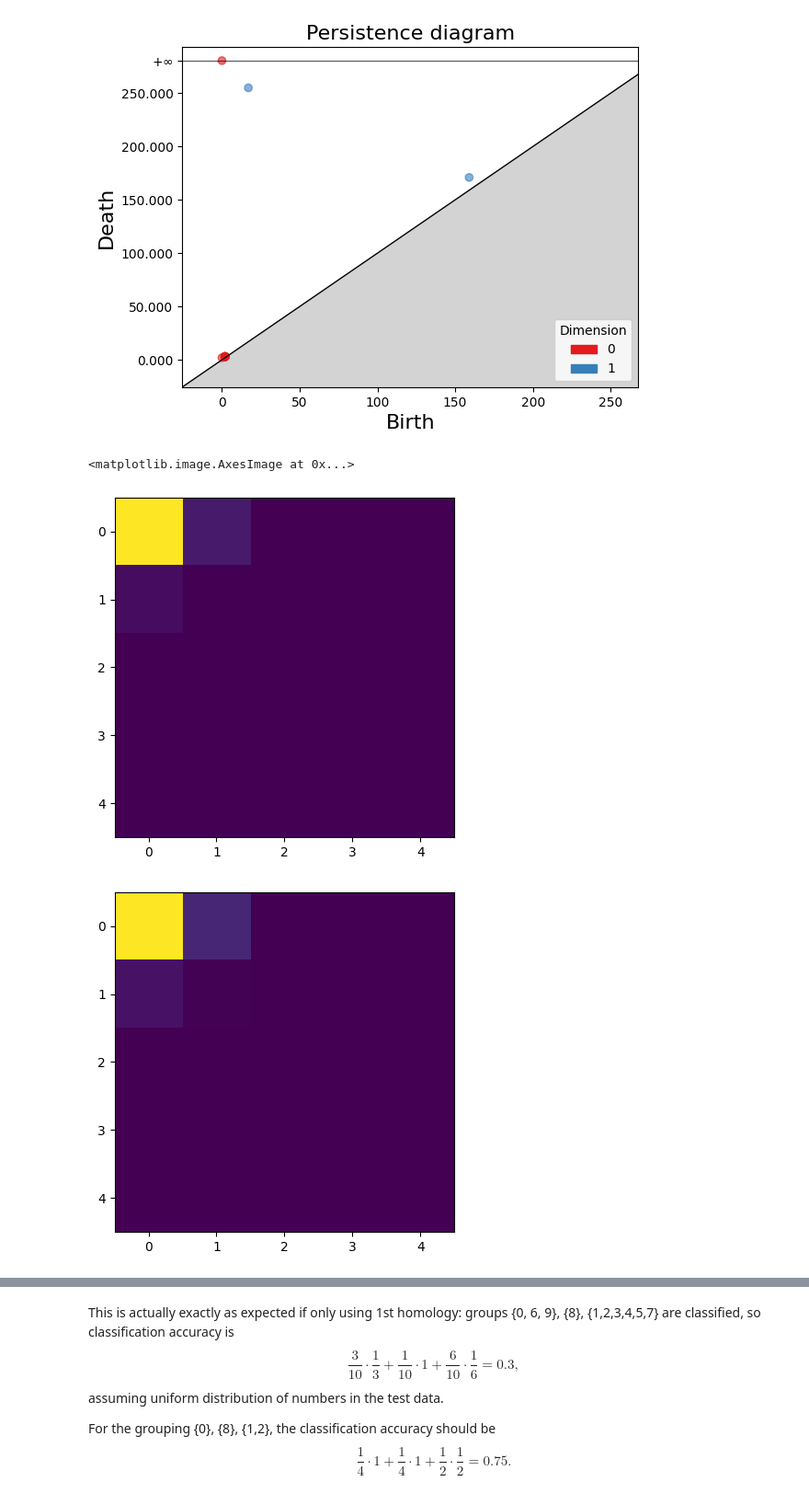
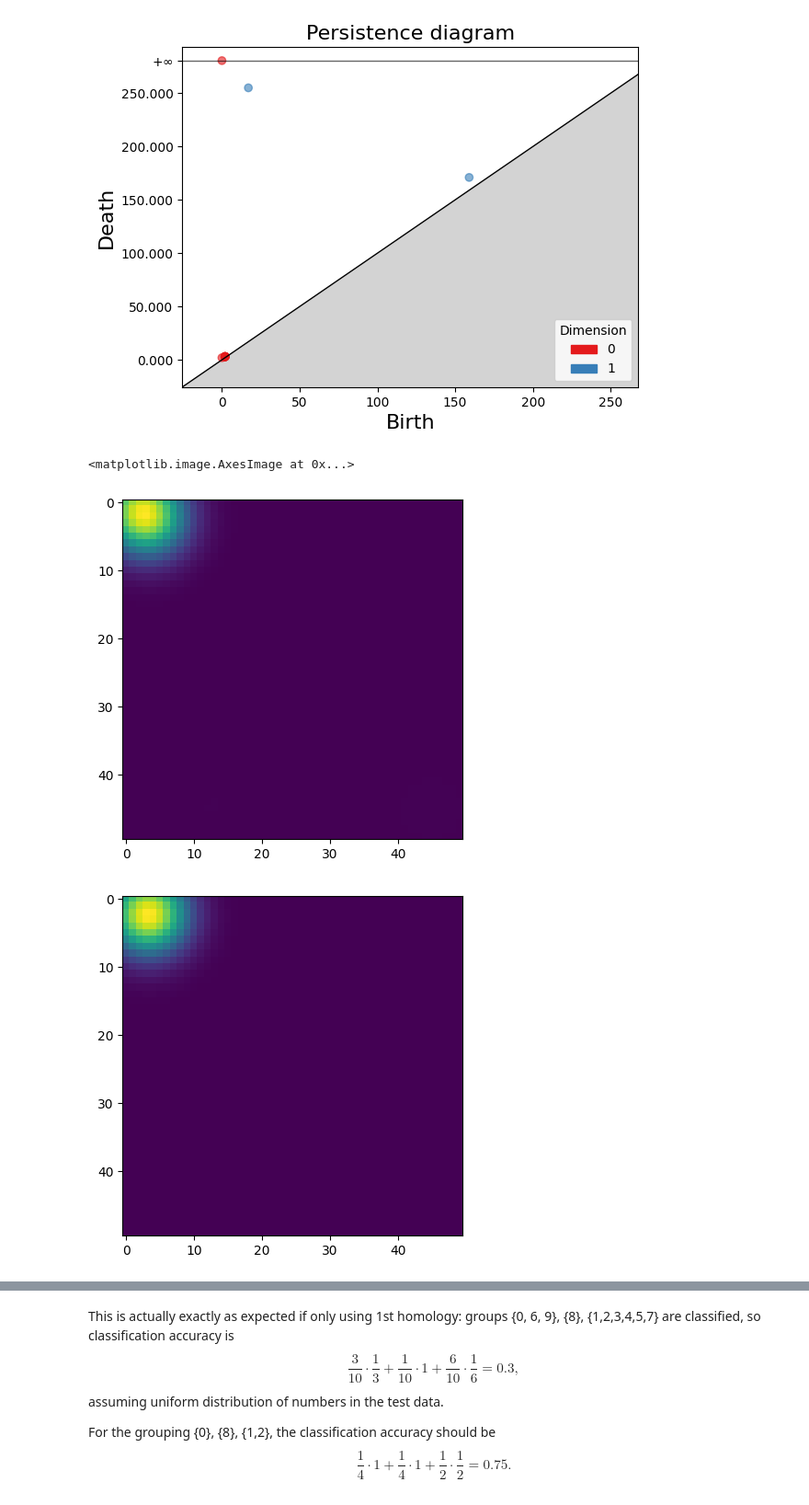
Before and after one commit to mmasque/persistent-laplacians, a Jupyter notebook: notebooks/cubical_complexes.ipynb, the cells around one changed output, grey strips where cells are left out. Shown: that part at 92% size. Drawn from its saved outputs; the diff is of its cells as text; code cells hidden in the pictures.

```diff
--- a/notebooks/cubical_complexes.ipynb
+++ b/notebooks/cubical_complexes.ipynb
@@ -86,23 +86,23 @@ gd.plot_persistence_diagram(dgmX)
 # %%
 # testing persistence image from Gudhi
 import gudhi.representations
 import matplotlib.pyplot as plt
 
 # 8
-persistence_image_constructor = gd.representations.PersistenceImage(bandwidth=20, resolution=[5, 5], im_range=[0, 250, 0, 250], weight=lambda x: x[1]**2)
+persistence_image_constructor = gd.representations.PersistenceImage(bandwidth=20, resolution=[50, 50], im_range=[0, 250, 0, 250], weight=lambda x: x[1]**2)
 persistence_image = persistence_image_constructor.fit_transform([complex_8.persistence_intervals_in_dimension(1)])
-plt.imshow(np.flip(np.reshape(persistence_image, [5,5]), 0))
+plt.imshow(np.flip(np.reshape(persistence_image, [50,50]), 0))
 
 plt.figure()
 
 # 0
-persistence_image_constructor = gd.representations.PersistenceImage(bandwidth=20, resolution=[5, 5], im_range=[0, 250, 0, 250], weight=lambda x: x[1]**2)
+persistence_image_constructor = gd.representations.PersistenceImage(bandwidth=20, resolution=[50, 50], im_range=[0, 250, 0, 250], weight=lambda x: x[1]**2)
 persistence_image = persistence_image_constructor.fit_transform([complex_0.persistence_intervals_in_dimension(1)])
-plt.imshow(np.flip(np.reshape(persistence_image, [5,5]), 0))
+plt.imshow(np.flip(np.reshape(persistence_image, [50,50]), 0))
 # %% [output]
 <matplotlib.image.AxesImage at 0x...>
-[figure, old version]
+[figure, new version]
-[figure, old version]
+[figure, new version]
 # %%
 import gudhi as gd
 import gudhi.representations
```
Also changed, not shown: parts of 18 cells of this notebook.
